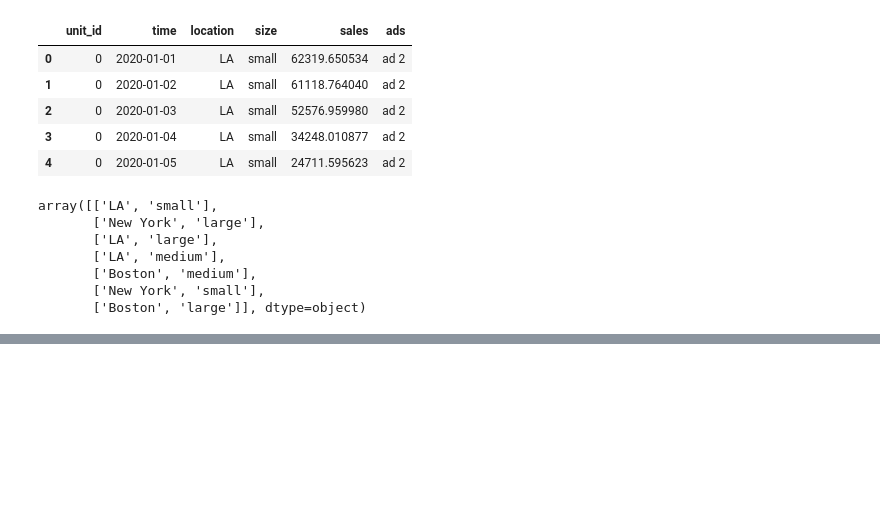
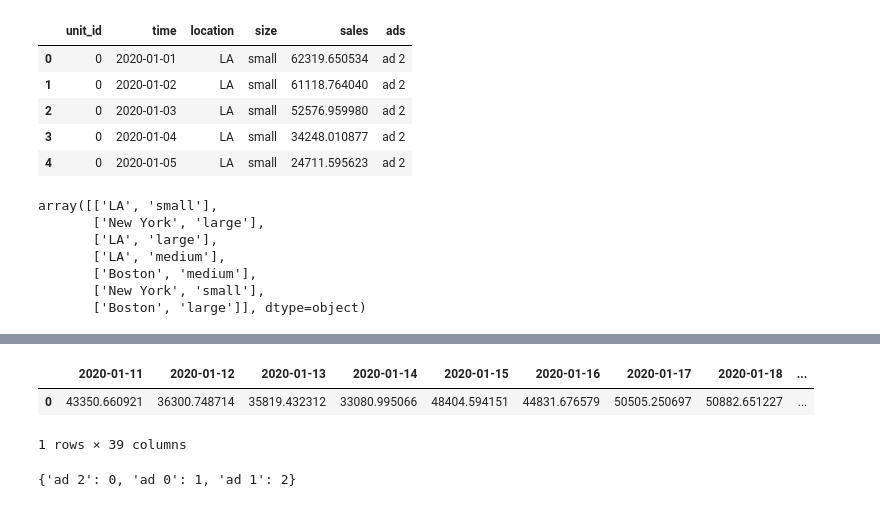
Before and after one commit to AbdullahO/What-If, a Jupyter notebook: test_snn_refactoring_prototyping.ipynb, the cells around one changed output, grey strips where cells are left out. Drawn from its saved outputs; the diff is of its cells as text; code cells hidden in the pictures; blank space fills up the shorter version.

Commit message:
add query function

```diff
--- a/test_snn_refactoring_prototyping.ipynb
+++ b/test_snn_refactoring_prototyping.ipynb
@@ -31,26 +24,2 @@ covariates=["location", "size"]
 # %%
 from algorithms.snn import SNN
-# %%
-assert len(metrics) ==  1, "method can only support single metric for now"
-
-# get tensor dimensions
-units = df[unit_column].unique()
-N = len(units)
-timesteps = df[time_column].unique()
-T = len(timesteps)
-list_of_actions = df[actions].drop_duplicates().agg('-'.join, axis=1).values
-I = len(list_of_actions)
-actions_dict = dict(zip(list_of_actions, np.arange(I)))
-units_dict = dict(zip(np.arange(N), units))
-time_dict = dict(zip(np.arange(T), timesteps))
-
-# init tensors
-tensor = np.full([N, T, I], np.nan)
-# get tensor values
-metric_matrix = df.pivot(index = unit_column, columns= time_column, values= metrics[0]).values
-df["intervention_assignment"] = df[actions].agg('-'.join, axis=1).map(actions_dict).values
-intervention_assignment_matrix = df.pivot(index = unit_column, columns= time_column, values= "intervention_assignment").values
-for action_idx in range(I):
-    tensor[intervention_assignment_matrix == action_idx, action_idx] = metric_matrix[intervention_assignment_matrix == action_idx]
-
-# tensor to matrix
@@ -84,0 +26,4 @@ array([ 0,  1,  2,  3,  4,  5,  6,  7,  8,  9, 10, 11, 12, 13, 14, 15, 16,
+# %%
+model = SNN()
+# %%
+model.fit(df= df, unit_column="unit_id", time_column="time", metrics = ["sales"], actions = ["ads"])
@@ -84,0 +48,10 @@ array([ 0,  1,  2,  3,  4,  5,  6,  7,  8,  9, 10, 11, 12, 13, 14, 15, 16,
+# %%
+model.query([0],["2020-01-10", " 2020-02-19"], 'sales', 'ad 0', ["2020-01-10", " 2020-02-19"])
+# %% [output]
+|  | 2020-01-11 | 2020-01-12 | 2020-01-13 | 2020-01-14 | 2020-01-15 | 2020-01-16 | 2020-01-17 | 2020-01-18 | ... |
+| 0 | 43350.660921 | 36300.748714 | 35819.432312 | 33080.995066 | 48404.594151 | 44831.676579 | 50505.250697 | 50882.651227 | ... |
+1 rows × 39 columns
+# %%
+model.actions_dict
+# %% [output]
+{'ad 2': 0, 'ad 0': 1, 'ad 1': 2}
```
Also changed, not shown: parts of 5 cells of this notebook, 1 other file.
